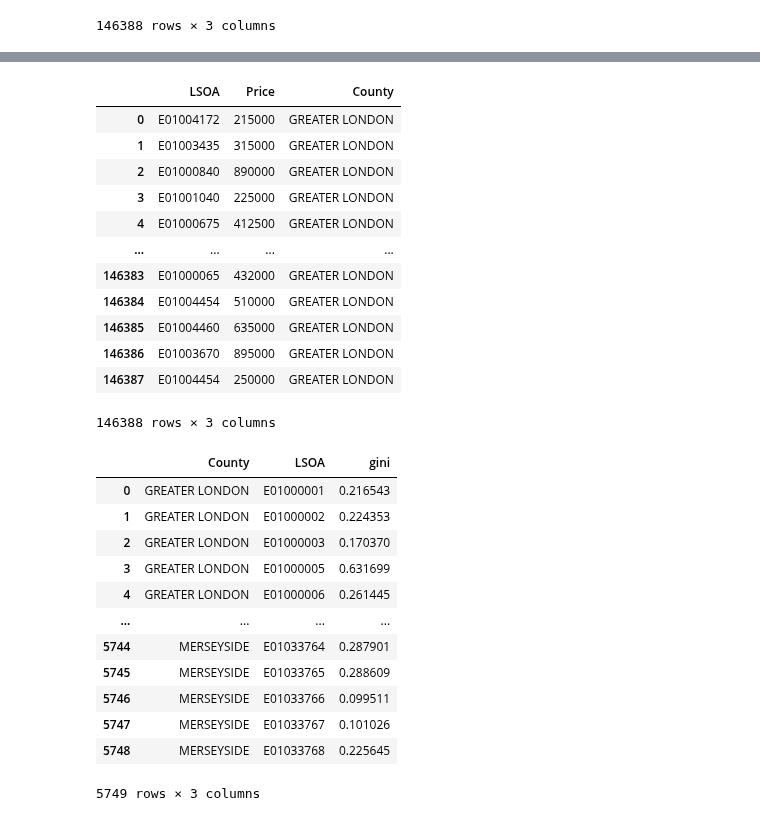
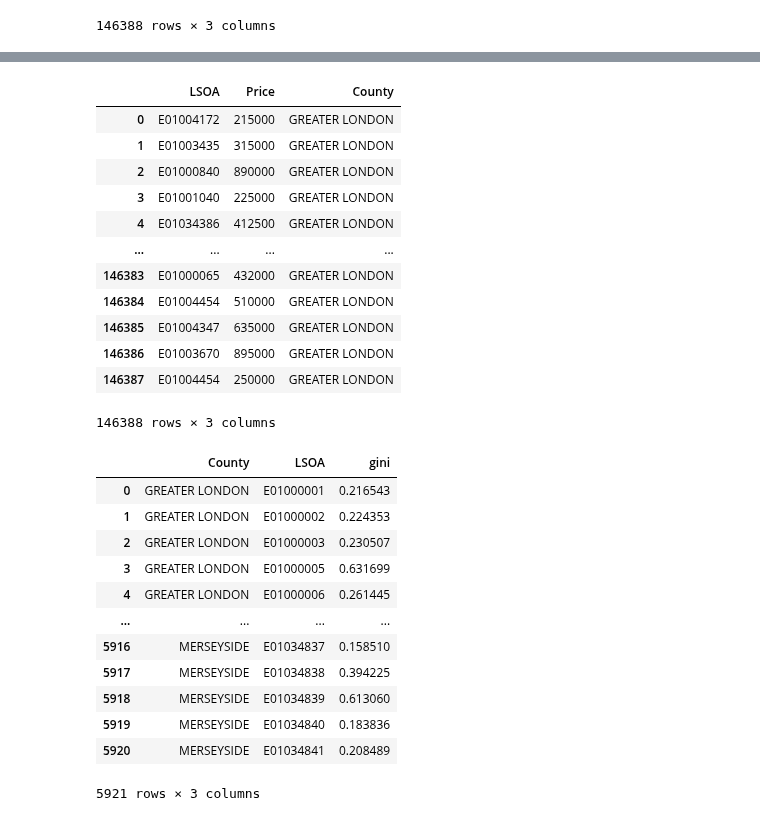
Before and after one commit to KofiBartonByfield/Dissertation, a Jupyter notebook: Code/Data Collection/make_gini_variable.ipynb, the cells around one changed output, grey strips where cells are left out. Saved outputs shown, nothing was run; the diff lists cells and outputs as text; code cells hidden in the pictures.

```diff
--- a/Code/Data Collection/make_gini_variable.ipynb
+++ b/Code/Data Collection/make_gini_variable.ipynb
@@ -90,4 +90,4 @@ https://borders.ukdataservice.ac.uk/
 # %%
-post_code_map = pd.read_csv('../../Data/LSOA_data/PostCodes/ONSPD_FEB_2022_UK.csv')
+post_code_map = pd.read_csv('../../Data/LSOA_data/PostCodes/PCD_OA21_LSOA21_MSOA21_LAD_FEB25_UK_LU.csv')
 post_code_map
 # %% [output]
@@ -107,5 +107,5 @@ post_code_map
 # %%
-post_code_map = post_code_map[['pcds', 'lsoa11']]
+post_code_map = post_code_map[['pcds', 'lsoa21cd']]
 
 post_code_map
 # %% [output]
@@ -125,22 +125,22 @@ post_code_map
 # %%
 gini_data = pd.merge(data, post_code_map, how='left', left_on='Postcode', right_on='pcds')
 
-gini_data = gini_data[['lsoa11', 'Price', 'County']]
+gini_data = gini_data[['lsoa21cd', 'Price', 'County']]
 
 gini_data.columns = ['LSOA', 'Price', 'County']
 
 gini_data
 # %% [output]
 |  | LSOA | Price | County |
 | 0 | E01004172 | 215000 | GREATER LONDON |
 | 1 | E01003435 | 315000 | GREATER LONDON |
 | 2 | E01000840 | 890000 | GREATER LONDON |
 | 3 | E01001040 | 225000 | GREATER LONDON |
-| 4 | E01000675 | 412500 | GREATER LONDON |
+| 4 | E01034386 | 412500 | GREATER LONDON |
 | ... | ... | ... | ... |
 | 146383 | E01000065 | 432000 | GREATER LONDON |
 | 146384 | E01004454 | 510000 | GREATER LONDON |
-| 146385 | E01004460 | 635000 | GREATER LONDON |
+| 146385 | E01004347 | 635000 | GREATER LONDON |
 | 146386 | E01003670 | 895000 | GREATER LONDON |
 | 146387 | E01004454 | 250000 | GREATER LONDON |
 146388 rows × 3 columns
@@ -163,15 +163,15 @@ gini
 |  | County | LSOA | gini |
 | 0 | GREATER LONDON | E01000001 | 0.216543 |
 | 1 | GREATER LONDON | E01000002 | 0.224353 |
-| 2 | GREATER LONDON | E01000003 | 0.170370 |
+| 2 | GREATER LONDON | E01000003 | 0.230507 |
 | 3 | GREATER LONDON | E01000005 | 0.631699 |
 | 4 | GREATER LONDON | E01000006 | 0.261445 |
 | ... | ... | ... | ... |
-| 5744 | MERSEYSIDE | E01033764 | 0.287901 |
-| 5745 | MERSEYSIDE | E01033765 | 0.288609 |
-| 5746 | MERSEYSIDE | E01033766 | 0.099511 |
-| 5747 | MERSEYSIDE | E01033767 | 0.101026 |
-| 5748 | MERSEYSIDE | E01033768 | 0.225645 |
+| 5916 | MERSEYSIDE | E01034837 | 0.158510 |
+| 5917 | MERSEYSIDE | E01034838 | 0.394225 |
+| 5918 | MERSEYSIDE | E01034839 | 0.613060 |
+| 5919 | MERSEYSIDE | E01034840 | 0.183836 |
+| 5920 | MERSEYSIDE | E01034841 | 0.208489 |
-5749 rows × 3 columns
+5921 rows × 3 columns
 # %%
 gini.to_csv('../../Data/Data Sets/gini_dataset.csv', index=False)
```
Also changed, not shown: parts of 3 cells of this notebook.
